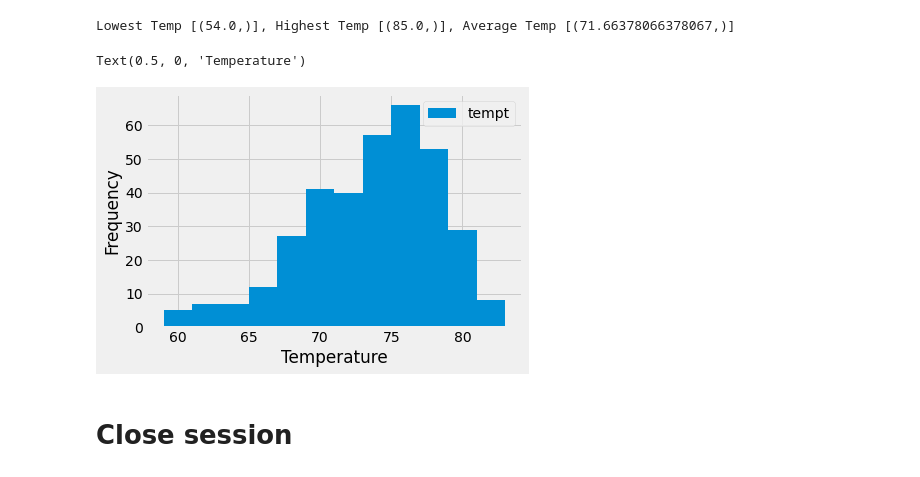
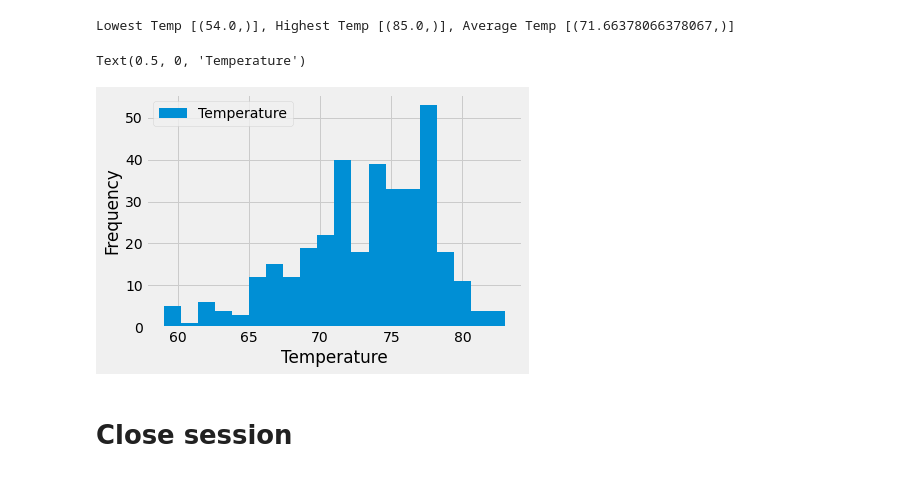
Before and after one commit to cgardner1388/sqlalchemy-challenge, a Jupyter notebook: climate_starter.ipynb, the cells around one changed output. Saved outputs shown, nothing was run; the diff lists cells and outputs as text; code cells hidden in the pictures.

```diff
--- a/climate_starter.ipynb
+++ b/climate_starter.ipynb
@@ -184,12 +184,12 @@ Lowest Temp [(54.0,)], Highest Temp [(85.0,)], Average Temp [(71.66378066378067,
 # %%
 # Using the most active station id
 # Query the last 12 months of temperature observation data for this station and plot the results as a histogram
-tempt_obs = pd.DataFrame(session.query(measurement.tobs).filter(measurement.station == 'USC00519281').filter(measurement.date >= '2016-08-23').all(), columns=['tempt'])
-tempt_obs.plot.hist(bins=12)
+tempt_obs = pd.DataFrame(session.query(measurement.tobs).filter(measurement.station == 'USC00519281').filter(measurement.date >= '2016-08-23').all(), columns=['Temperature'])
+tempt_obs.plot.hist(bins=20)
 plt.xlabel('Temperature')
 # %% [output]
 Text(0.5, 0, 'Temperature')
-[figure, old version]
+[figure, new version]
 # %% [markdown]
 # Close session
 # %%
```
Also changed, not shown: parts of 8 cells of this notebook, 5 other files.
